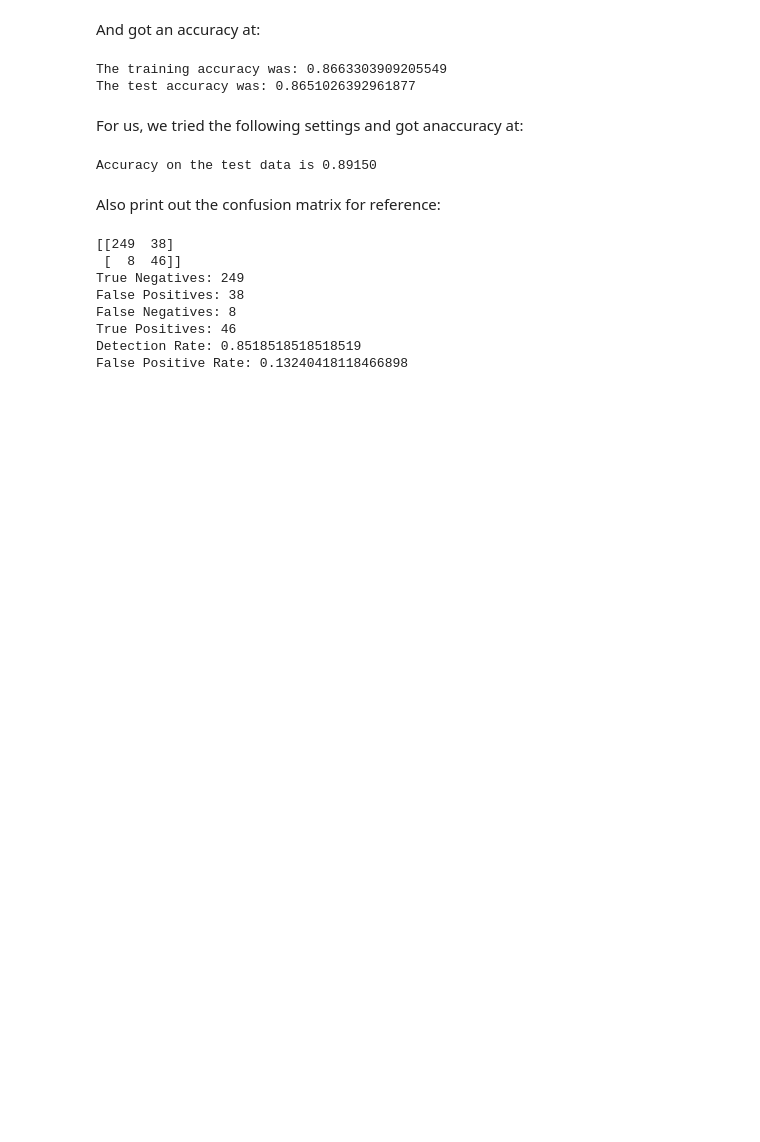
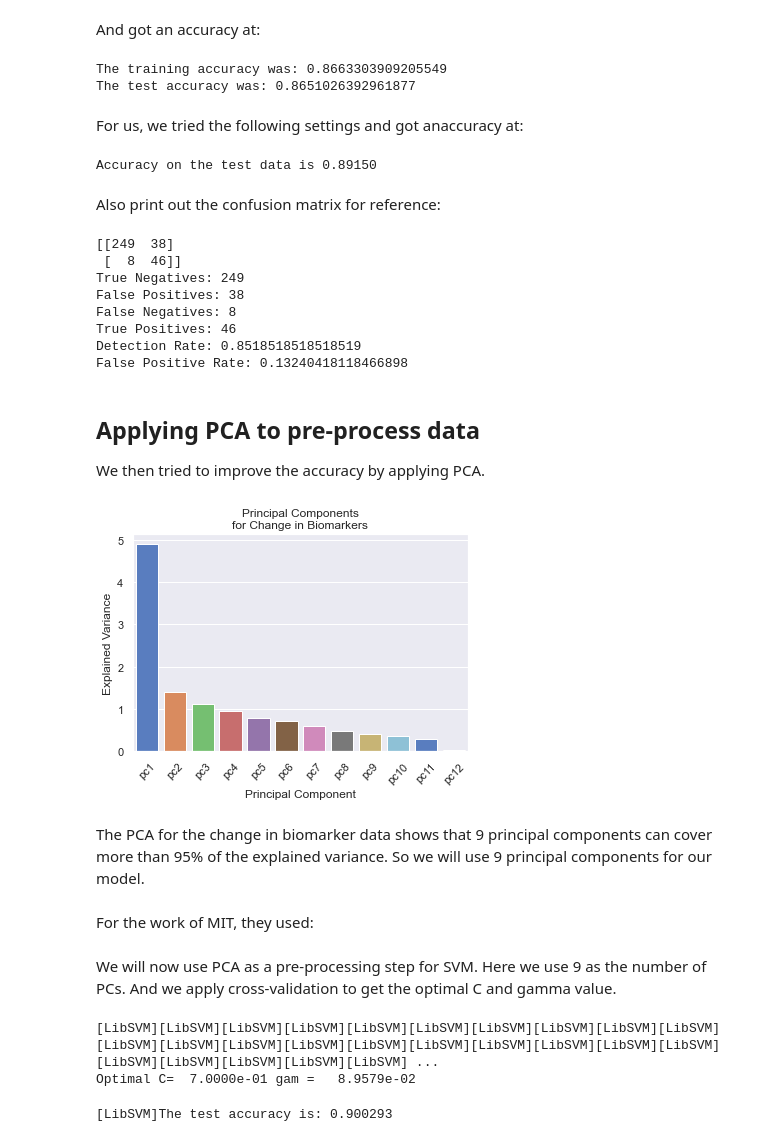
Before and after one commit to JYBian/Fall2020IntroMLProject, a Jupyter notebook: Project Report.ipynb, the cells around one changed output. Cells and saved outputs as stored; diff of their text form; code cells hidden in the pictures; blank space fills up the shorter version.

```diff
--- a/Project Report.ipynb
+++ b/Project Report.ipynb
@@ -194,3 +196,28 @@ False Negatives: 8
 True Positives: 46
 Detection Rate: 0.8518518518518519
 False Positive Rate: 0.13240418118466898
+# %% [markdown]
+## Applying PCA to pre-process data
+We then tried to improve the accuracy by applying PCA.
+# %%
+from sklearn.decomposition import PCA
+
+pca = PCA()
+pca.fit(Xd_train)
+Xpca_train_all = pca.transform(Xd_train)
+Xpca_test_all = pca.transform(Xd_test)
+# %%
+import seaborn as sns
+
+labels = ['pc' + str(i+1) for i in range(feature_names.shape[0])]
+ax = sns.barplot(labels, pca.explained_variance_, palette='muted')
+_ = plt.setp(ax.get_xticklabels(), rotation=45)
+_ = plt.title('Principal Components\nfor Change in Biomarkers')
+_ = plt.xlabel('Principal Component')
+_ = plt.ylabel('Explained Variance')
+# %% [output]
+[figure, added]
+# %% [markdown]
+The PCA for the change in biomarker data shows that 9 principal components can cover more than 95% of the explained variance. So we will use 9 principal components for our model.
+# %% [markdown]
+For the work of MIT, they used:
@@ -196,0 +226,50 @@ False Positive Rate: 0.13240418118466898
+# %% [markdown]
+We will now use PCA as a pre-processing step for SVM. Here we use 9 as the number of PCs. And we apply cross-validation to get the optimal C and gamma value.
+# %%
+ncomp = 9
+pca = PCA(n_components=ncomp)
+pca.fit(Xd_train)
+Xpca_train_all = pca.transform(Xd_train)
+Xpca_test_all = pca.transform(Xd_test)
+
+C_test = np.linspace(0.1,2,20)
+gam_test = np.linspace(0.001,0.1,20)
+
+nC = len(C_test)
+ngam = len(gam_test)
+acc = np.zeros((nC,ngam))
+
+# TODO:  Measure and print the accuracy for each C and gamma value.  Store the results in acc
+for i, C in enumerate(C_test):
+    for j, gam in enumerate(gam_test):
+
+        # Create the SVC
+        svc = svm.SVC(probability=False,  kernel="rbf", C=C, gamma=gam,verbose=10)
+
+        # Fit the data
+        svc.fit(Xpca_train_all,yd_train)
+
+        # Predict
+        yhat = svc.predict(Xpca_test_all)
+        acc[i,j] = np.mean(yhat == yd_test)
+
+
+# Print the maximum accuracy and the corresponding best C and gamma
+
+acc_max = np.max(acc)
+ind = np.argmax(acc)
+i, j = np.unravel_index(ind, (nC,ngam))
+
+print('Max accuracy = %12.4e' % acc_max)
+print('Optimal C=%12.4e gam = %12.4e' % (C_test[i], gam_test[j]))
+# %% [output]
+[LibSVM][LibSVM][LibSVM][LibSVM][LibSVM][LibSVM][LibSVM][LibSVM][LibSVM][LibSVM][LibSVM][LibSVM][LibSVM][LibSVM][LibSVM][LibSVM][LibSVM][LibSVM][LibSVM][LibSVM][LibSVM][LibSVM][LibSVM][LibSVM][LibSVM] ...
+Optimal C=  7.0000e-01 gam =   8.9579e-02
+# %%
+svc_tentative = svm.SVC(probability=False,  kernel="rbf", C=C_test[i], gamma=gam_test[j], verbose=10)
+svc_tentative.fit(Xpca_train_all,yd_train)
+
+yhat = svc_tentative.predict(Xpca_test_all)
+print('The test accuracy is: %f' % np.mean(yhat == yd_test))
+# %% [output]
+[LibSVM]The test accuracy is: 0.900293
```
Also changed, not shown: parts of 14 cells of this notebook.
